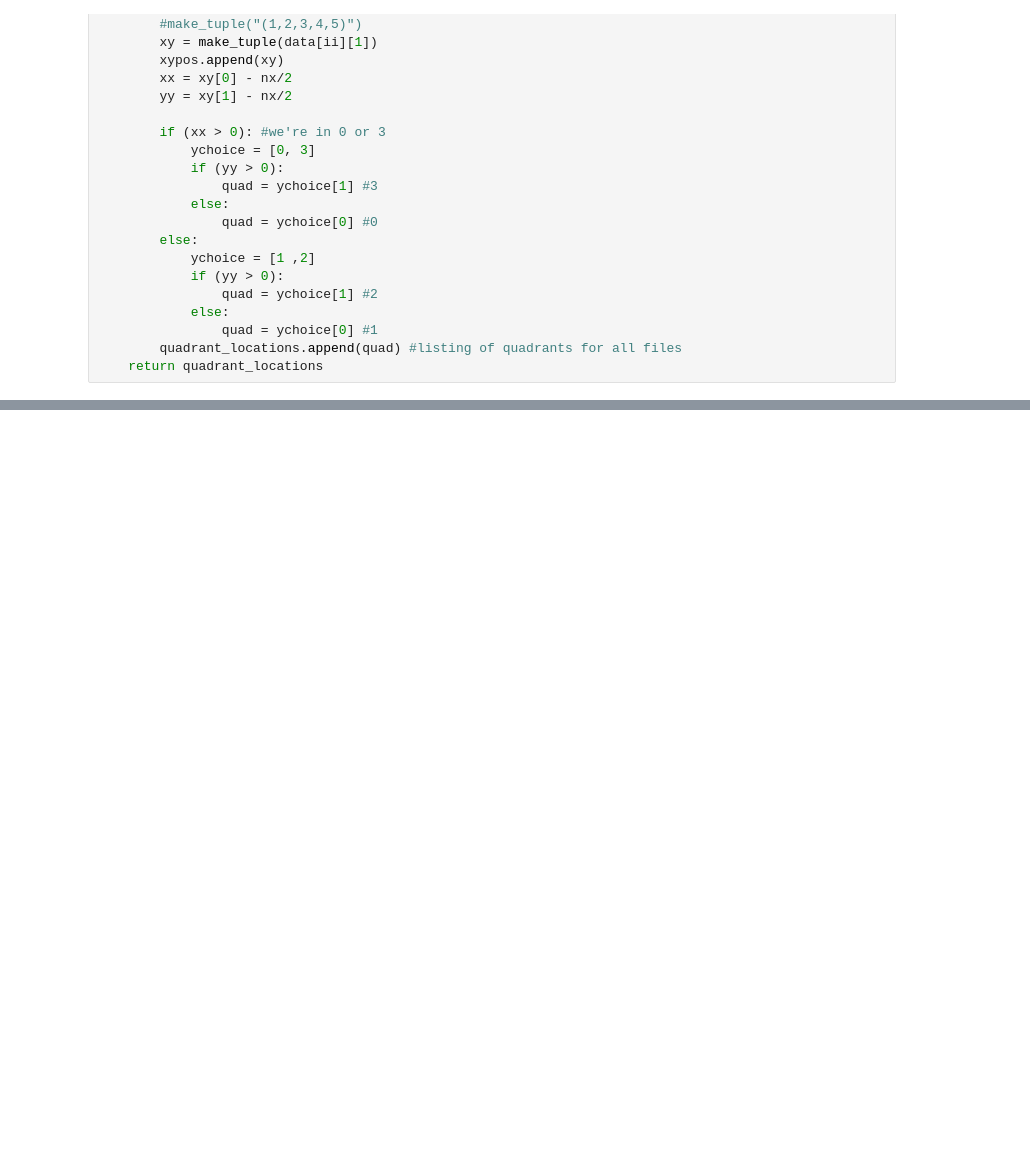
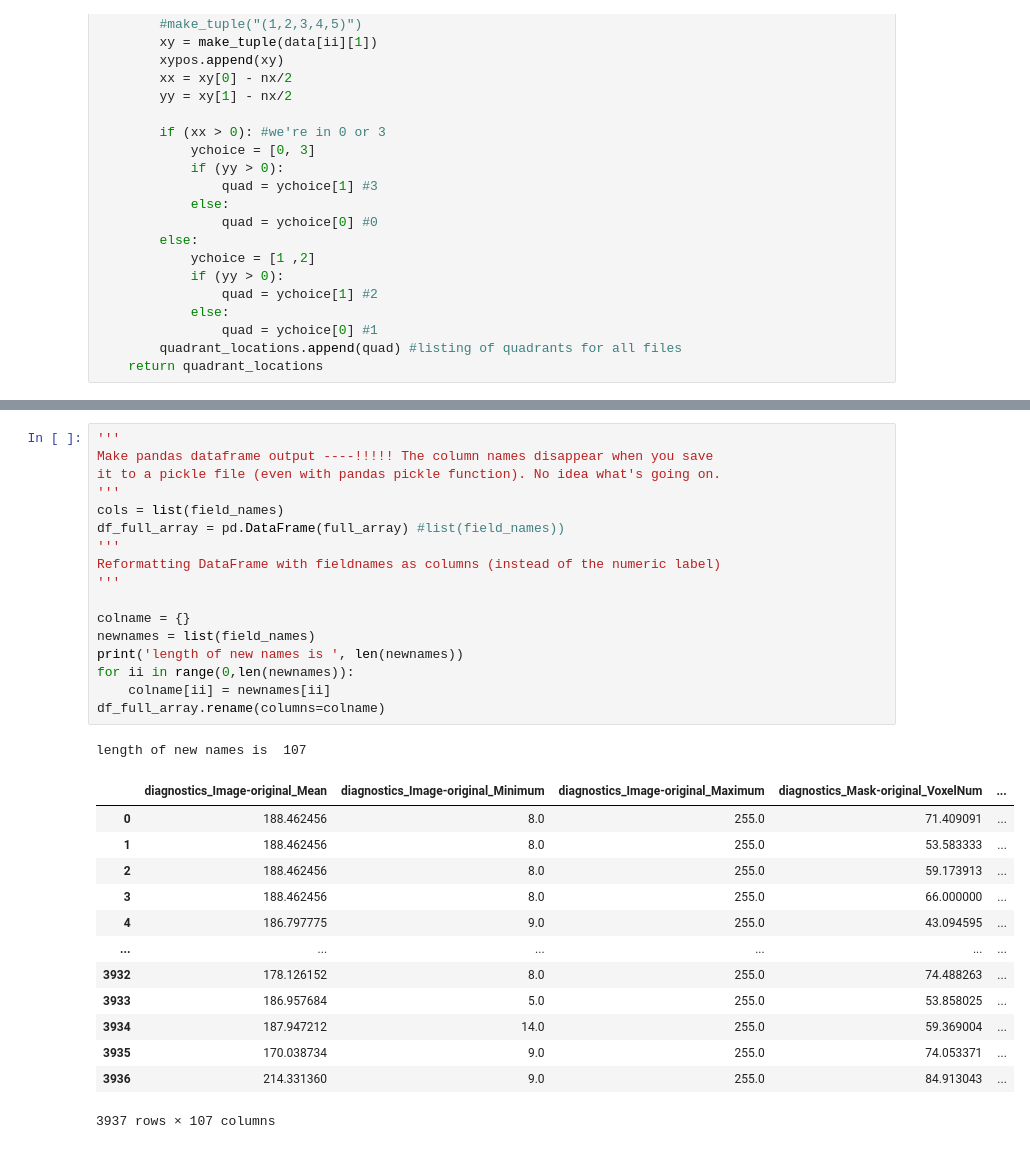
Before and after one commit to tinahuang222/NucleiSegmentation, a Jupyter notebook: PREPROCESSING/Aggregate_Features.ipynb, the cells around one changed output, grey strips where cells are left out. Cells and saved outputs as stored; diff of their text form; blank space fills up the shorter version.

```diff
--- a/PREPROCESSING/Aggregate_Features.ipynb
+++ b/PREPROCESSING/Aggregate_Features.ipynb
@@ -288,0 +361,32 @@ a[3]
+# %%
+'''
+Make pandas dataframe output ----!!!!! The column names disappear when you save
+it to a pickle file (even with pandas pickle function). No idea what's going on.
+'''
+cols = list(field_names)
+df_full_array = pd.DataFrame(full_array) #list(field_names))
+'''
+Reformatting DataFrame with fieldnames as columns (instead of the numeric label)
+'''
+
+colname = {}
+newnames = list(field_names)
+print('length of new names is ', len(newnames))
+for ii in range(0,len(newnames)):
+    colname[ii] = newnames[ii]
+df_full_array.rename(columns=colname)
+# %% [output]
+length of new names is  107
+|  | diagnostics_Image-original_Mean | diagnostics_Image-original_Minimum | diagnostics_Image-original_Maximum | diagnostics_Mask-original_VoxelNum | ... |
+| 0 | 188.462456 | 8.0 | 255.0 | 71.409091 | ... |
+| 1 | 188.462456 | 8.0 | 255.0 | 53.583333 | ... |
+| 2 | 188.462456 | 8.0 | 255.0 | 59.173913 | ... |
+| 3 | 188.462456 | 8.0 | 255.0 | 66.000000 | ... |
+| 4 | 186.797775 | 9.0 | 255.0 | 43.094595 | ... |
+| ... | ... | ... | ... | ... | ... |
+| 3932 | 178.126152 | 8.0 | 255.0 | 74.488263 | ... |
+| 3933 | 186.957684 | 5.0 | 255.0 | 53.858025 | ... |
+| 3934 | 187.947212 | 14.0 | 255.0 | 59.369004 | ... |
+| 3935 | 170.038734 | 9.0 | 255.0 | 74.053371 | ... |
+| 3936 | 214.331360 | 9.0 | 255.0 | 84.913043 | ... |
+3937 rows × 107 columns
```
Also changed, not shown: parts of 12 cells of this notebook.
